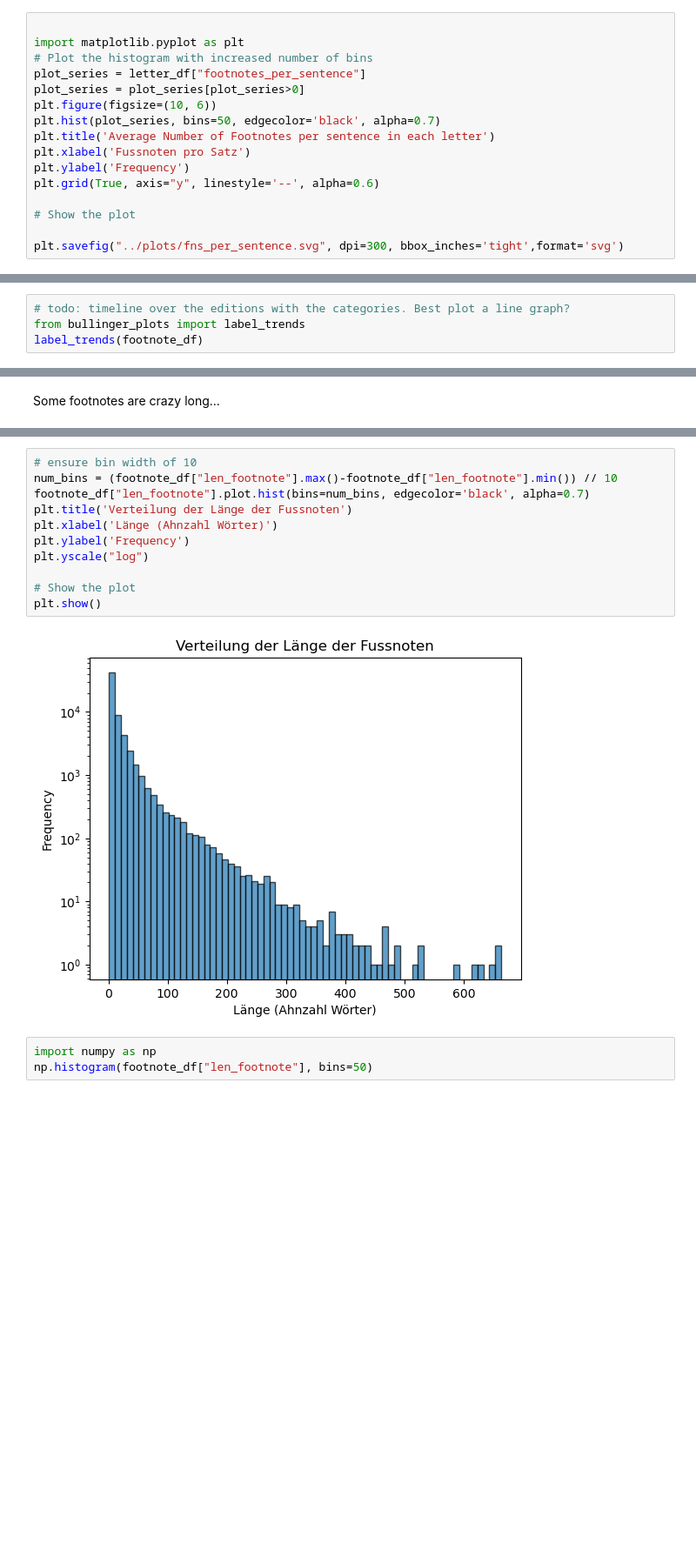
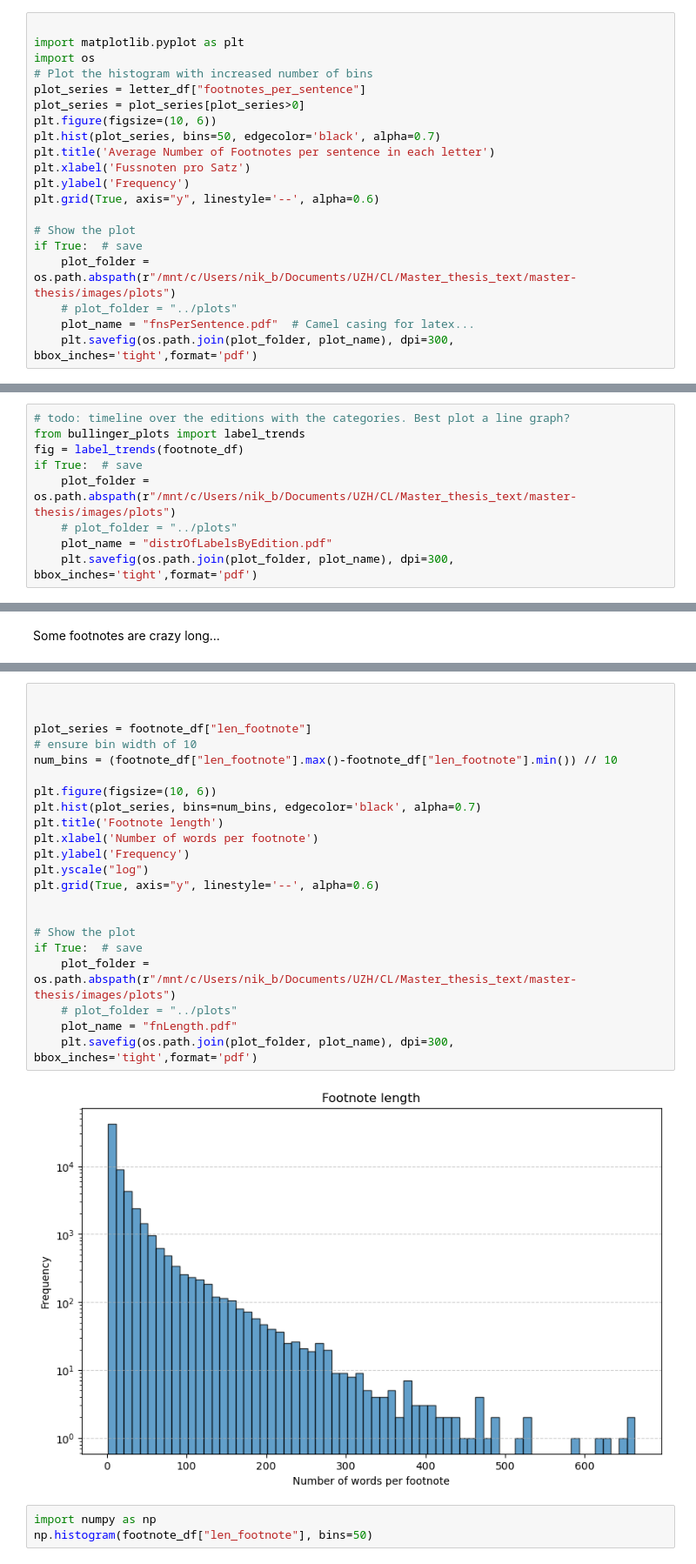
Before and after one commit to Boffl/BullingerDigitalLMFootnotes, a Jupyter notebook: data_analysis_and_preparation/prepare_data.ipynb, the cells around one changed output, grey strips where cells are left out. Shown: that part at 87% size. Saved outputs shown, nothing was run; the diff lists cells and outputs as text; blank space fills up the shorter version.

```diff
--- a/data_analysis_and_preparation/prepare_data.ipynb
+++ b/data_analysis_and_preparation/prepare_data.ipynb
@@ -58,6 +58,7 @@ The letter with 600 Footnotes is also a very long one. One letter has almost 5 c
 # %%
 
 import matplotlib.pyplot as plt
+import os
 # Plot the histogram with increased number of bins
 plot_series = letter_df["footnotes_per_sentence"]
 plot_series = plot_series[plot_series>0]
@@ -69,8 +70,11 @@ plt.ylabel('Frequency')
 plt.grid(True, axis="y", linestyle='--', alpha=0.6)
 
 # Show the plot
-
-plt.savefig("../plots/fns_per_sentence.svg", dpi=300, bbox_inches='tight',format='svg')
+if True:  # save
+    plot_folder = os.path.abspath(r"/mnt/c/Users/nik_b/Documents/UZH/CL/Master_thesis_text/master-thesis/images/plots")
+    # plot_folder = "../plots"
+    plot_name = "fnsPerSentence.pdf"  # Camel casing for latex...
+    plt.savefig(os.path.join(plot_folder, plot_name), dpi=300, bbox_inches='tight',format='pdf')
 # %% [output]
 [figure]
 # %%
@@ -159,5 +181,10 @@ plt.show()
 # %%
 # todo: timeline over the editions with the categories. Best plot a line graph?
 from bullinger_plots import label_trends
-label_trends(footnote_df)
+fig = label_trends(footnote_df)
+if True:  # save
+    plot_folder = os.path.abspath(r"/mnt/c/Users/nik_b/Documents/UZH/CL/Master_thesis_text/master-thesis/images/plots")
+    # plot_folder = "../plots"
+    plot_name = "distrOfLabelsByEdition.pdf"
+    plt.savefig(os.path.join(plot_folder, plot_name), dpi=300, bbox_inches='tight',format='pdf')
 # %% [output]
@@ -175,18 +202,29 @@ footnote_df["len_footnote"].plot.box()
 <Axes: >
 [figure]
 # %%
+
+
+plot_series = footnote_df["len_footnote"]
 # ensure bin width of 10
 num_bins = (footnote_df["len_footnote"].max()-footnote_df["len_footnote"].min()) // 10
-footnote_df["len_footnote"].plot.hist(bins=num_bins, edgecolor='black', alpha=0.7)
-plt.title('Verteilung der Länge der Fussnoten')
-plt.xlabel('Länge (Ahnzahl Wörter)')
+
+plt.figure(figsize=(10, 6))
+plt.hist(plot_series, bins=num_bins, edgecolor='black', alpha=0.7)
+plt.title('Footnote length')
+plt.xlabel('Number of words per footnote')
 plt.ylabel('Frequency')
 plt.yscale("log")
+plt.grid(True, axis="y", linestyle='--', alpha=0.6)
+
 
 # Show the plot
-plt.show()
+if True:  # save
+    plot_folder = os.path.abspath(r"/mnt/c/Users/nik_b/Documents/UZH/CL/Master_thesis_text/master-thesis/images/plots")
+    # plot_folder = "../plots"
+    plot_name = "fnLength.pdf"
+    plt.savefig(os.path.join(plot_folder, plot_name), dpi=300, bbox_inches='tight',format='pdf')
 # %% [output]
-[figure, old version]
+[figure, new version]
 # %%
 import numpy as np
 np.histogram(footnote_df["len_footnote"], bins=50)
```
Also changed, not shown: parts of 4 cells of this notebook, 3 other files.
